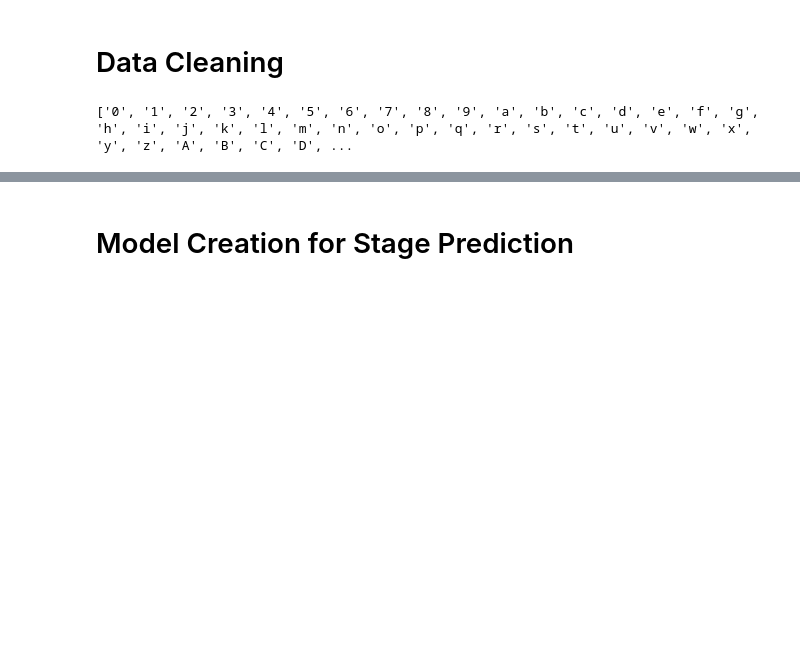
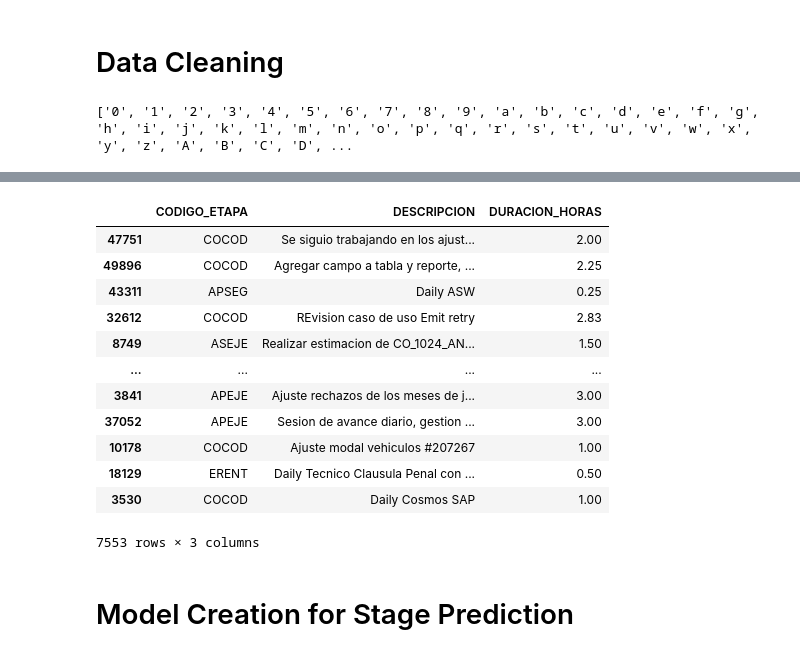
Before and after one commit to jrsalgadoASW/hw4_ares, a Jupyter notebook: model_creation.ipynb, the cells around one changed output, grey strips where cells are left out. Saved outputs shown, nothing was run; the diff lists cells and outputs as text; code cells hidden in the pictures; blank space fills up the shorter version.

```diff
--- a/model_creation.ipynb
+++ b/model_creation.ipynb
@@ -112,3 +126,42 @@ print(data.head(10))
+# %%
+def get_chosen_stages():
+    chosen_stages = [
+        "COCOD",
+        "ERENT",
+        "APEJE",
+        "APSEG",
+        "PRSIS",
+        "ASEJE",
+        "COAJU",
+        "EMPALME",
+        "COREV",
+        "ASSEG"
+    ]
+    return chosen_stages
+
+row_condition = data["CODIGO_ETAPA"].isin(get_chosen_stages())
+data = data[row_condition]
+#data =data["CODIGO_ETAPA"==]
+num_val_samples = int(data.shape[0] * 0.2)
+train_data, test_data = train_test_split(data, test_size=num_val_samples, shuffle=True, random_state=6)
+train_data = pd.DataFrame(train_data)
+test_data = pd.DataFrame(test_data)
+
+test_data
+# %% [output]
+|  | CODIGO_ETAPA | DESCRIPCION | DURACION_HORAS |
+| 47751 | COCOD | Se siguio trabajando en los ajust... | 2.00 |
+| 49896 | COCOD | Agregar campo a tabla y reporte, ... | 2.25 |
+| 43311 | APSEG | Daily ASW | 0.25 |
+| 32612 | COCOD | REvision caso de uso Emit retry | 2.83 |
+| 8749 | ASEJE | Realizar estimacion de CO_1024_AN... | 1.50 |
+| ... | ... | ... | ... |
+| 3841 | APEJE | Ajuste rechazos de los meses de j... | 3.00 |
+| 37052 | APEJE | Sesion de avance diario, gestion ... | 3.00 |
+| 10178 | COCOD | Ajuste modal vehiculos #207267 | 1.00 |
+| 18129 | ERENT | Daily Tecnico Clausula Penal con ... | 0.50 |
+| 3530 | COCOD | Daily Cosmos SAP | 1.00 |
+7553 rows × 3 columns
 # %% [markdown]
 # Model Creation for Stage Prediction
 # %% [markdown]
```
Also changed, not shown: parts of 12 cells of this notebook.
